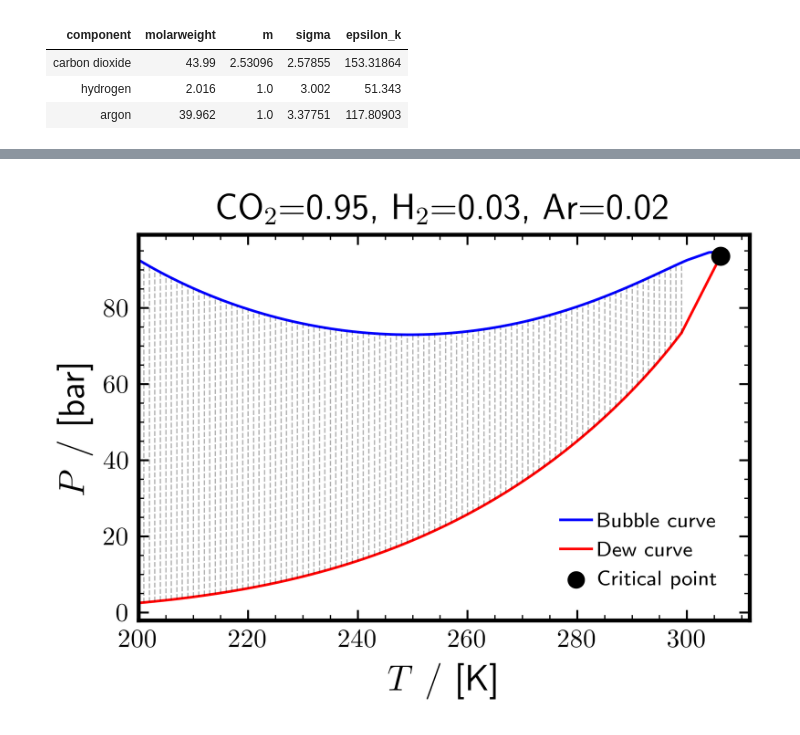
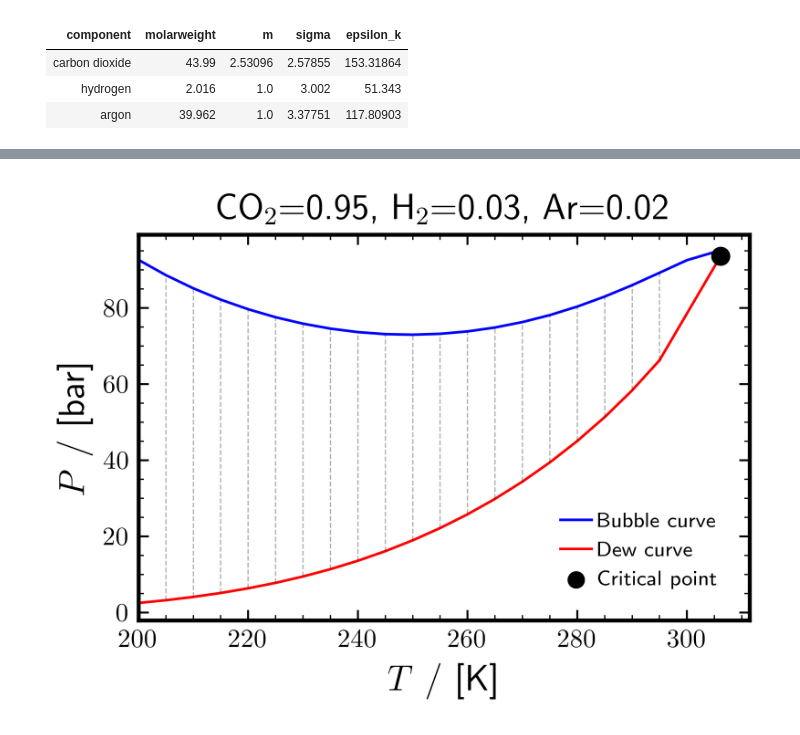
Before and after one commit to Darz2/co2-impurities-ml-surrogates, a Jupyter notebook: PCSAFT_cDFT/TERNARY_MIXTURES/CO2-H2-Ar/VLE_IFT.ipynb, the cells around one changed output, grey strips where cells are left out. Drawn from its saved outputs; the diff is of its cells as text; code cells hidden in the pictures.

Commit message:
TM--colormap

```diff
--- a/PCSAFT_cDFT/TERNARY_MIXTURES/CO2-H2-Ar/VLE_IFT.ipynb
+++ b/PCSAFT_cDFT/TERNARY_MIXTURES/CO2-H2-Ar/VLE_IFT.ipynb
@@ -29,11 +29,10 @@ molar_masses    = [Formula(c).mass for c in components]  # g/mol
 T_initial_guess = 200
 verbose         = True
 P_TOL           = 0.01  # Pressure [bar] tolerance for flash calculations excempting at the saturation points
-T_STEP          = 1     # Temperature step for bubble/dew curve calculations (K)
-P_STEP          = 1     # Pressure step for flash calculations (bar)
+T_STEP          = 5     # Temperature step for bubble/dew curve calculations (K)
+P_STEP          = 5     # Pressure step for flash calculations (bar)
 PT_results      = {}
-isothermal_data = {}
-DFT_results     = {}
+VLE_DFT         = {}
 # %%
 for k, z in enumerate(feeds, start=1):
 
@@ -69,29 +68,30 @@ out_file = "PT_Phase_Envelope.json"
 with open(out_file, "w", encoding="utf-8") as f:
     json.dump(PT_results, f, indent=2)
 
+######################## PT phase digram spcae sweep , TP flash, and cDFT computations #################
 
-# ---- PT phase digram spcae sweep , TP flash, and cDFT computations ----
 for feed_key, feed in PT_results.items():
 
-    TP_z = np.array(feed.get("z", []))
+    TP_z        = np.array(feed.get("z", []))
+    fig, ax     = TC.plot_PT(PT_results, feed_key, parameters)
 
-    fig, ax = TC.plot_PT(PT_results, feed_key, parameters)
+    bub         = {int(round(pt["T_K"])): float(pt["P_bar"]) for pt in feed.get("bubble", [])}
+    dew         = {int(round(pt["T_K"])): float(pt["P_bar"]) for pt in feed.get("dew", [])}
+    common_T    = sorted(set(bub) & set(dew))
 
-    bub = {int(round(pt["T_K"])): float(pt["P_bar"]) for pt in feed.get("bubble", [])}
-    dew = {int(round(pt["T_K"])): float(pt["P_bar"]) for pt in feed.get("dew", [])}
-
-    common_T = sorted(set(bub) & set(dew))
-
-    # ---- Initialize storage for this feed ----
-    DFT_results[feed_key] = {
-        "feed_composition": TP_z.tolist(),
-        "isothermal_envelope": [],
-        "flash_results": []
+    # ---- Initialize unified storage for this FIXED feed composition ----
+    VLE_DFT[feed_key] = {
+        "z": TP_z.tolist(),  # Fixed feed composition
+        "phase_envelope": {
+            "bubble_curve": [{"T_K": T, "P_bar": bub[T]} for T in sorted(bub.keys())],
+            "dew_curve": [{"T_K": T, "P_bar": dew[T]} for T in sorted(dew.keys())],
+            "isothermal_lines": [  # Combined isothermal data
+                {"T_K": T, "P_bubble_bar": bub[T], "P_dew_bar": dew[T]}
+                for T in common_T
+            ]
+        },
+        "interfacial_data": {}  # Will be organized by T, then list of P values
     }
-
-    # ---- store ----
-    isothermal_data[feed_key] = [
-        {"T_K": T, "P_bubble_bar": bub[T], "P_dew_bar": dew[T]} for T in common_T]
 
     if verbose:
         print(f"\n{feed_key}:")
@@ -100,15 +100,19 @@ for feed_key, feed in PT_results.items():
 
     if common_T:
         for T in common_T:
+
             P_b = bub[T]
             P_d = dew[T]
 
             if P_b >= P_d:
 
-                pressures = np.arange(P_d + P_TOL, P_b - P_TOL, P_STEP)
+                pressures = np.linspace(P_d + P_TOL, P_b - P_TOL, 10)
 
                 # ---- optional: PLOT ----
-                ax.plot([T, T], [P_d, P_b], linewidth=ps.legend_linewidth/2, linestyle="--", color="k", alpha =0.3)
+                ax.plot([T, T], [P_d, P_b], linewidth=0.5, linestyle="--", color="k", alpha=0.3)
+
+                # Initialize list for this temperature
+                VLE_DFT[feed_key]["interfacial_data"][T] = []
 
                 for P in pressures:
 
@@ -117,16 +121,19 @@ for feed_key, feed in PT_results.items():
 
                     # --- TP flash ---
                     try:
-                        eq, x, y, liquid_density, vapor_density = TC.tp_flash(feos, eos, T*si.KELVIN, P*si.BAR, TP_z*si.MOL, molar_masses)
+                        eq, x, y, liquid_density, vapor_density = TC.tp_flash(
+                            feos, eos, T*si.KELVIN, P*si.BAR, TP_z*si.MOL, molar_masses)
                     except Exception as e:
                         print(f"TP flash failed for z = {TP_z} at T = {T} K, P = {P:.2f} bar: {e}")
                         continue
 
                     # --- planar interface & surface tension ---
-                    interface = TC.build_planar_interface(eq,critical_temperature=CT,n_grid=500,l_grid=100.0)
+                    interface = TC.build_planar_interface(
+                        eq, critical_temperature=CT, n_grid=500, l_grid=100.0)
 
                     try:
-                        gamma_mN_m, interfacial_thickness_nm, (E_1, E_2, E_3) = TC.solve_interface_properties(interface, si)
+                        gamma_mN_m, interfacial_thickness_nm, (E_1, E_2, E_3) = \
+                            TC.solve_interface_properties(interface, si)
                     except Exception as e:
                         print(f"Surface tension calculation failed for z = {TP_z} at T = {T} K, P = {P:.2f} bar: {e}")
                         gamma_mN_m = np.nan
@@ -136,21 +143,20 @@ for feed_key, feed in PT_results.items():
                     if verbose:
                         print(f"T = {T} K | P_flash = {P:.2f} bar | gamma = {gamma_mN_m:.6f} mN/m")
 
-                    # --- store TP flash + cDFT results ---
-                    result_row = {
-                        "T_K": float(T),
-                        "P_bar": float(P),
-                        **TC.row_append(TP_z, x, y, liquid_density, vapor_density, gamma_mN_m, interfacial_thickness_nm,
-                                components, (E_1, E_2, E_3))
-                    }
+                    # ---- Use TC.row_append for consistent formatting ----
+                    row_data = TC.row_append(
+                        x, y, liquid_density, vapor_density,
+                        CT, gamma_mN_m, interfacial_thickness_nm,
+                        components, (E_1, E_2, E_3))
 
-                    DFT_results[feed_key]["flash_results"].append(result_row)
+                    # Add T and P to the row
+                    row_data["T_K"] = float(T)
+                    row_data["P_bar"] = float(P)
+
+                    # Store in interfacial_data
+                    VLE_DFT[feed_key]["interfacial_data"][T].append(row_data)
 
     ps.save_plot(fig, f"PT_{feed_key}")
-
-# --- Storing the data --- #
-for feed_key in DFT_results:
-    df = pd.DataFrame(DFT_results[feed_key]["flash_results"])
 # %% [output]
 Feed 1: z = [0.95       0.01666667 0.03333333]
 Critical Point: T = 305.77 K, P = 90.42 bar
@@ -173 +179 @@ T = 291 K | P_flash = 69.57 | z = [0.95
-[figure, old version]
+[figure, new version]
```
Also changed, not shown: parts of 8 cells of this notebook, 16 other files.
